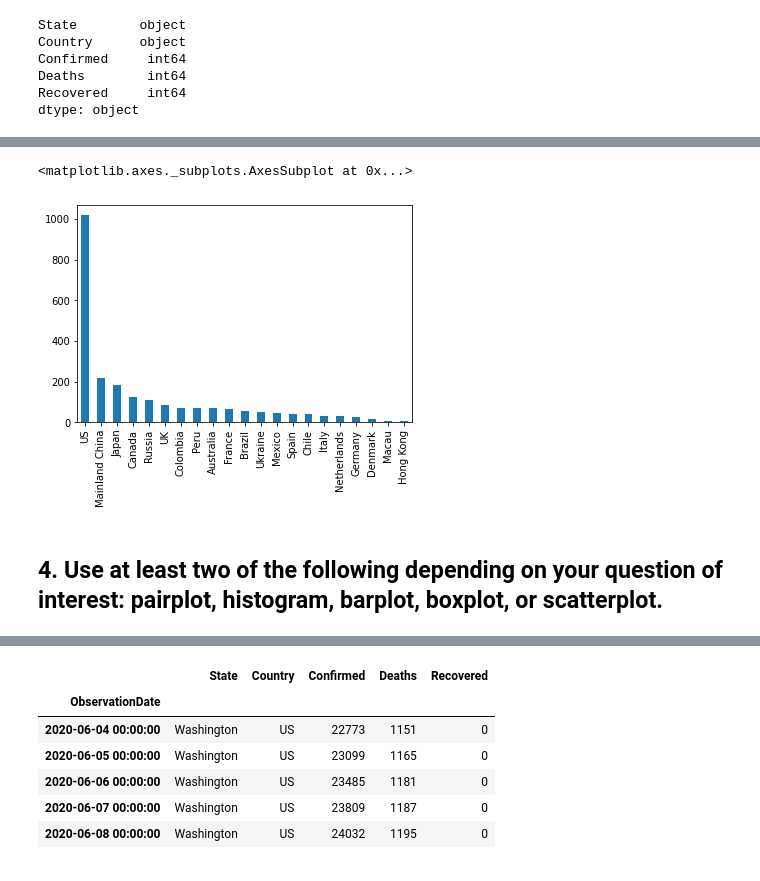
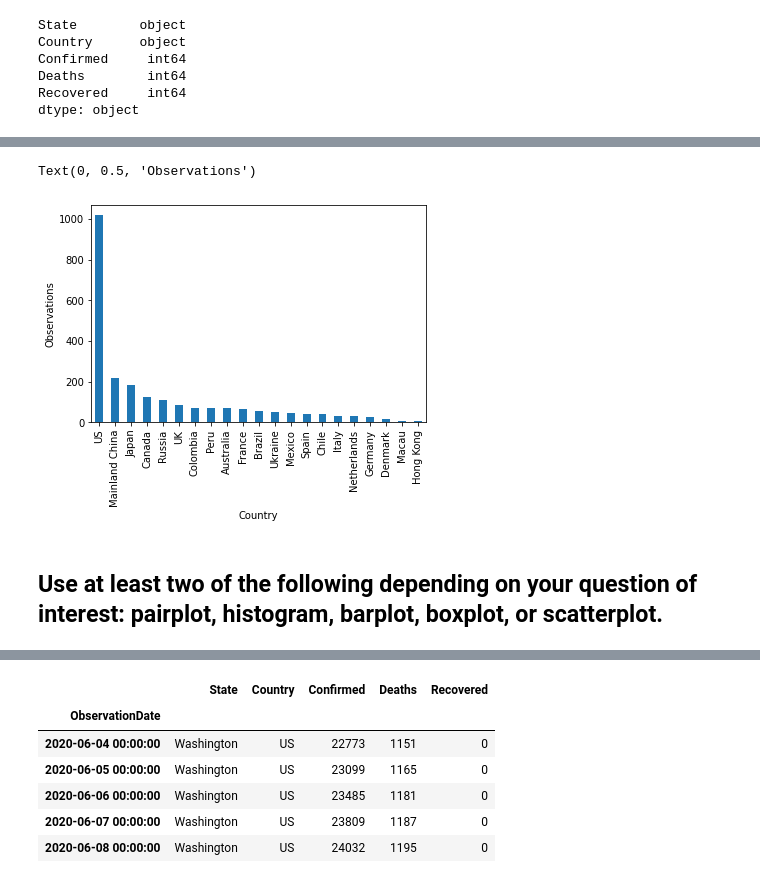
Before and after one commit to dmkim0001/Group2_Project1, a Jupyter notebook: project1_group2.ipynb, the cells around one changed output, grey strips where cells are left out. Cells and saved outputs as stored; diff of their text form; code cells hidden in the pictures.

```diff
--- a/project1_group2.ipynb
+++ b/project1_group2.ipynb
@@ -198,8 +195,10 @@ df_2.head()
 # %%
 # plot a bar chart showing the number rows for each country.
 df.Country.value_counts().plot(kind='bar')
+plt.xlabel('Country')
+plt.ylabel('Observations')
 # %% [output]
-<matplotlib.axes._subplots.AxesSubplot at 0x...>
+Text(0, 0.5, 'Observations')
-[figure, old version]
+[figure, new version]
 # %% [markdown]
-## 4. Use at least two of the following depending on your question of interest: pairplot, histogram, barplot, boxplot, or scatterplot.
+## Use at least two of the following depending on your question of interest: pairplot, histogram, barplot, boxplot, or scatterplot.
```
Also changed, not shown: parts of 27 cells of this notebook.
